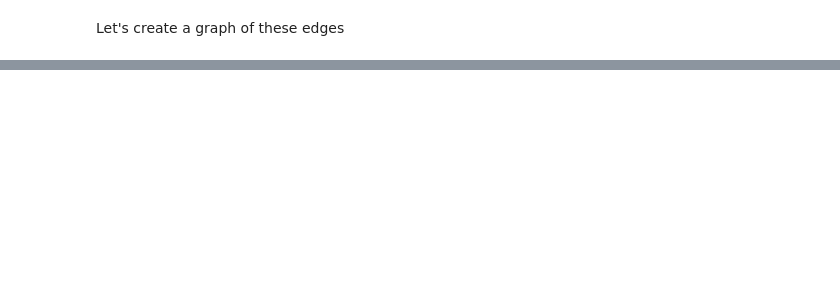
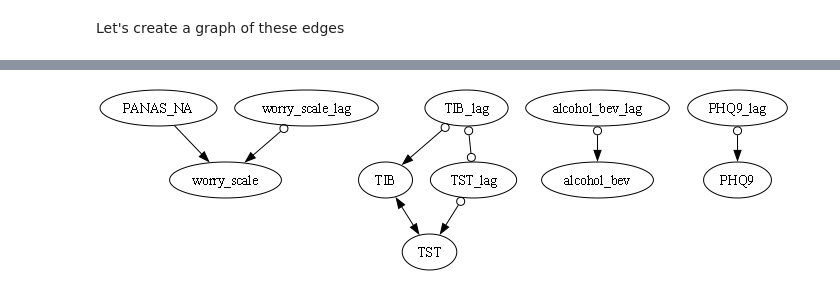
Before and after one commit to kelvinlim/pytetrad_plus, a Jupyter notebook: stability_example.ipynb, the cells around one changed output, grey strips where cells are left out. Saved outputs shown, nothing was run; the diff lists cells and outputs as text; code cells hidden in the pictures; blank space fills up the shorter version.

```diff
--- a/stability_example.ipynb
+++ b/stability_example.ipynb
@@ -274,0 +298,5 @@ obj.show_graph()
+# %%
+# Let's get a new set of edges based on the min_fractio of 0.9
+selected_edges = ts.select_edges(sorted_edges, min_fraction=0.9)
+
+selected_edges
@@ -274,0 +312,14 @@ obj.show_graph()
+# %%
+# run the sem and create a new graph
+obj = DgraphFlex()
+obj.add_edges(selected_edges)
+
+# run the sem
+lavaan_model = ts.edges_to_lavaan(selected_edges)
+sem_results = ts.run_semopy(lavaan_model, df_lag_std)
+# add the semopy results to the graph object
+ts.add_sem_results_to_graph(obj, sem_results['estimates'])
+# save the graph to a png file
+obj.show_graph()
+# %% [output]
+[figure, added]
```
Also changed, not shown: parts of 13 cells of this notebook, 1 other file.
